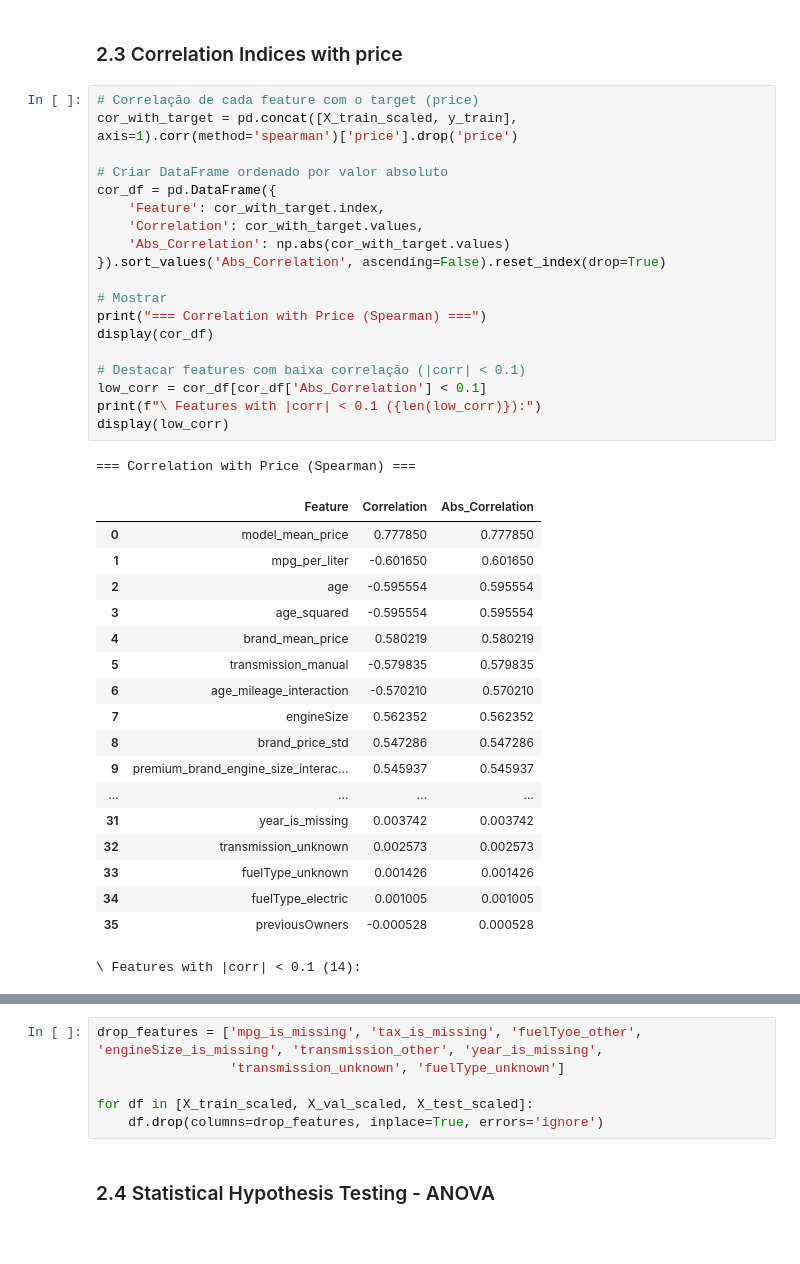
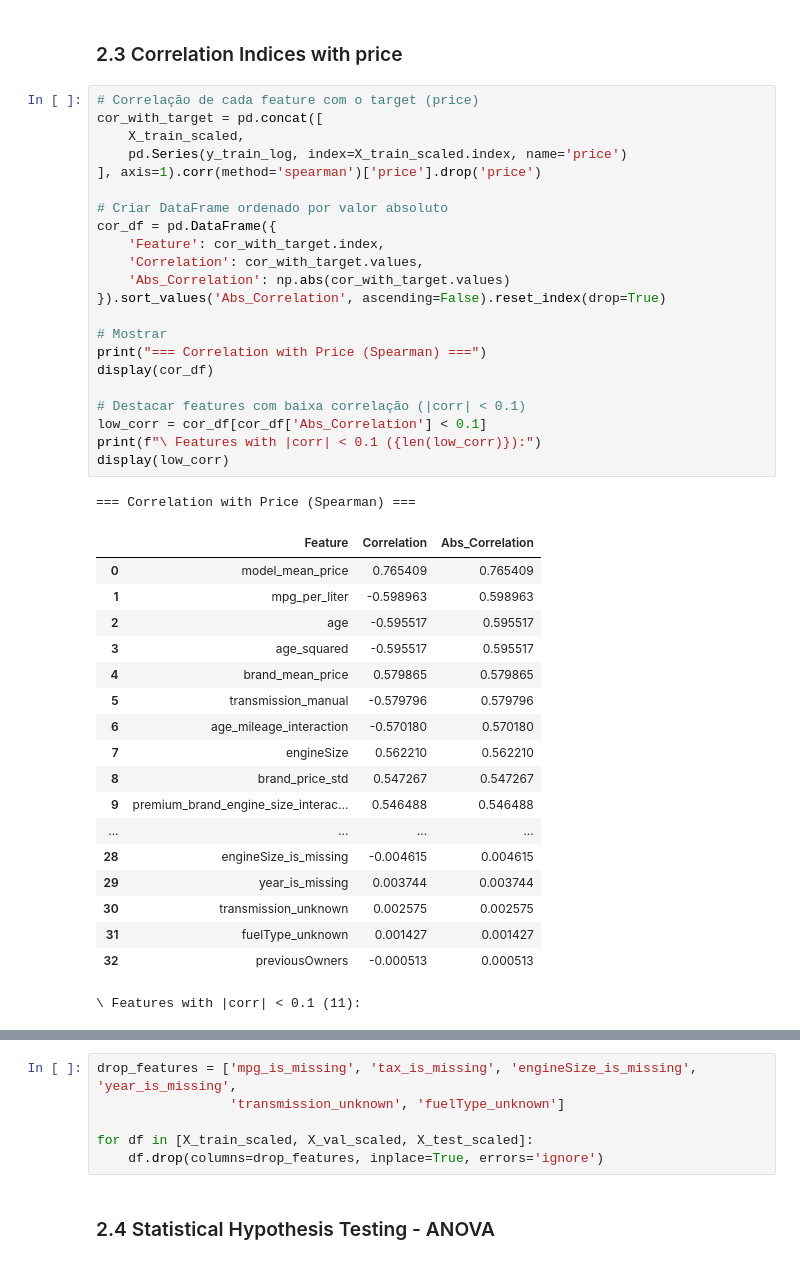
Before and after one commit to Filipa2002/Cars4You-Expediting-Car-Evaluations-with-ML, a Jupyter notebook: car_evaluations_group37_part2_v4.ipynb, the cells around one changed output, grey strips where cells are left out. Cells and saved outputs as stored; diff of their text form.

```diff
--- a/car_evaluations_group37_part2_v4.ipynb
+++ b/car_evaluations_group37_part2_v4.ipynb
@@ -237,41 +240,44 @@ hasDamage: 0.0000
 ### 2.3 Correlation Indices with price
 # %%
 # Correlação de cada feature com o target (price)
-cor_with_target = pd.concat([X_train_scaled, y_train], axis=1).corr(method='spearman')['price'].drop('price')
+cor_with_target = pd.concat([
+    X_train_scaled,
+    pd.Series(y_train_log, index=X_train_scaled.index, name='price')
+], axis=1).corr(method='spearman')['price'].drop('price')
 
 # Criar DataFrame ordenado por valor absoluto
 cor_df = pd.DataFrame({
     'Feature': cor_with_target.index,
     'Correlation': cor_with_target.values,
     'Abs_Correlation': np.abs(cor_with_target.values)
 }).sort_values('Abs_Correlation', ascending=False).reset_index(drop=True)
 
 # Mostrar
 print("=== Correlation with Price (Spearman) ===")
 display(cor_df)
 
 # Destacar features com baixa correlação (|corr| < 0.1)
 low_corr = cor_df[cor_df['Abs_Correlation'] < 0.1]
 print(f"\ Features with |corr| < 0.1 ({len(low_corr)}):")
 display(low_corr)
 # %% [output]
 === Correlation with Price (Spearman) ===
 |  | Feature | Correlation | Abs_Correlation |
-| 0 | model_mean_price | 0.777850 | 0.777850 |
-| 1 | mpg_per_liter | -0.601650 | 0.601650 |
-| 2 | age | -0.595554 | 0.595554 |
-| 3 | age_squared | -0.595554 | 0.595554 |
-| 4 | brand_mean_price | 0.580219 | 0.580219 |
-| 5 | transmission_manual | -0.579835 | 0.579835 |
-| 6 | age_mileage_interaction | -0.570210 | 0.570210 |
-| 7 | engineSize | 0.562352 | 0.562352 |
-| 8 | brand_price_std | 0.547286 | 0.547286 |
-| 9 | premium_brand_engine_size_interac... | 0.545937 | 0.545937 |
+| 0 | model_mean_price | 0.765409 | 0.765409 |
+| 1 | mpg_per_liter | -0.598963 | 0.598963 |
+| 2 | age | -0.595517 | 0.595517 |
+| 3 | age_squared | -0.595517 | 0.595517 |
+| 4 | brand_mean_price | 0.579865 | 0.579865 |
+| 5 | transmission_manual | -0.579796 | 0.579796 |
+| 6 | age_mileage_interaction | -0.570180 | 0.570180 |
+| 7 | engineSize | 0.562210 | 0.562210 |
+| 8 | brand_price_std | 0.547267 | 0.547267 |
+| 9 | premium_brand_engine_size_interac... | 0.546488 | 0.546488 |
 | ... | ... | ... | ... |
-| 31 | year_is_missing | 0.003742 | 0.003742 |
-| 32 | transmission_unknown | 0.002573 | 0.002573 |
-| 33 | fuelType_unknown | 0.001426 | 0.001426 |
-| 34 | fuelType_electric | 0.001005 | 0.001005 |
-| 35 | previousOwners | -0.000528 | 0.000528 |
+| 28 | engineSize_is_missing | -0.004615 | 0.004615 |
+| 29 | year_is_missing | 0.003744 | 0.003744 |
+| 30 | transmission_unknown | 0.002575 | 0.002575 |
+| 31 | fuelType_unknown | 0.001427 | 0.001427 |
+| 32 | previousOwners | -0.000513 | 0.000513 |
-\ Features with |corr| < 0.1 (14):
+\ Features with |corr| < 0.1 (11):
 |  | Feature | Correlation | Abs_Correlation |
@@ -292,5 +295,5 @@ display(low_corr)
 # %%
-drop_features = ['mpg_is_missing', 'tax_is_missing', 'fuelTyoe_other', 'engineSize_is_missing', 'transmission_other', 'year_is_missing',
+drop_features = ['mpg_is_missing', 'tax_is_missing', 'engineSize_is_missing', 'year_is_missing',
                  'transmission_unknown', 'fuelType_unknown']
 
 for df in [X_train_scaled, X_val_scaled, X_test_scaled]:
```
Also changed, not shown: parts of 19 cells of this notebook, 8 other files.
